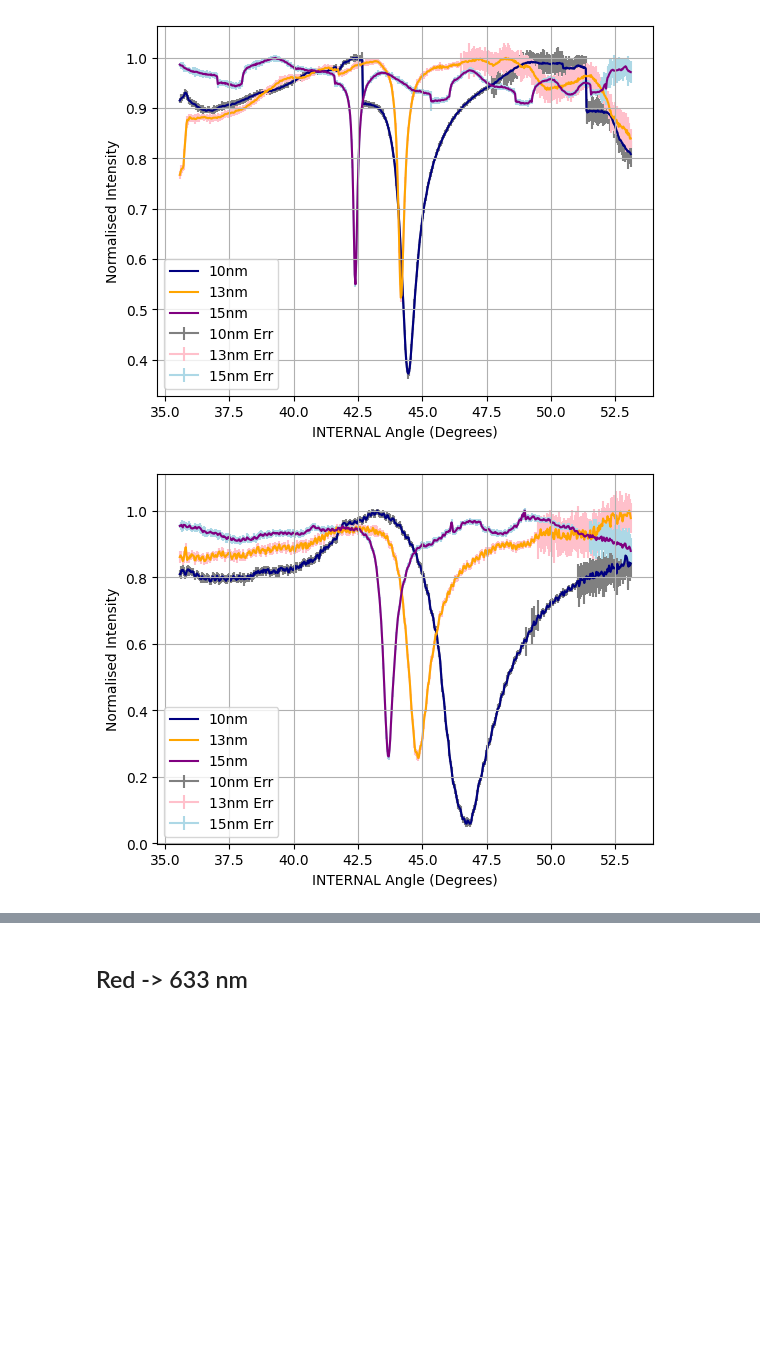
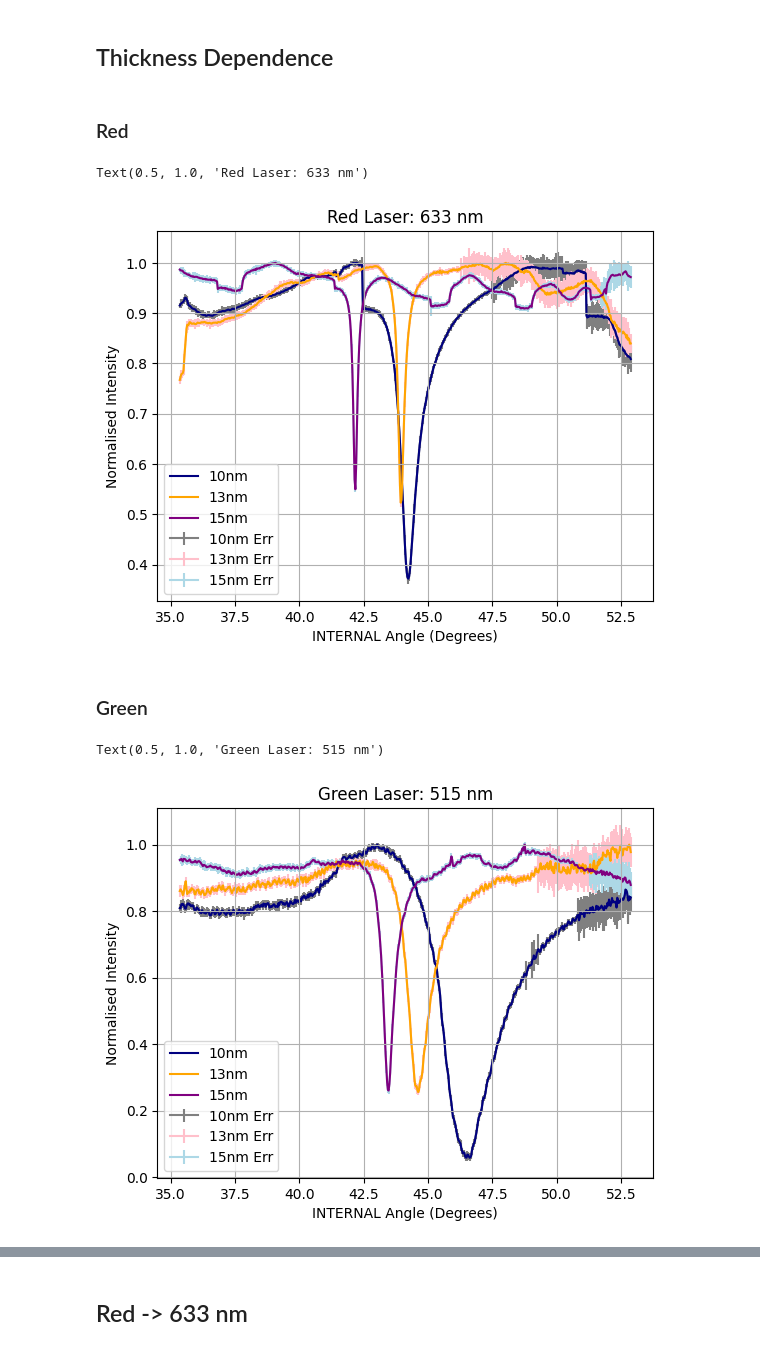
Before and after one commit to daraghhollman/UCD_PASS_Labs, a Jupyter notebook: Surface_Plasmons/Python/surfacePlasmonsAnalysis.ipynb, the cells around one changed output, grey strips where cells are left out. Saved outputs shown, nothing was run; the diff lists cells and outputs as text; code cells hidden in the pictures; blank space fills up the shorter version.

Commit message:
section on red laser anomaly created
Added the majoirty of figures

```diff
--- a/Surface_Plasmons/Python/surfacePlasmonsAnalysis.ipynb
+++ b/Surface_Plasmons/Python/surfacePlasmonsAnalysis.ipynb
@@ -137,17 +137,25 @@ def PlotAverageFiles(pathList, angleMode="external", offset=0, normalise=True, e
         dataAvg[:,2] = dataAvg[:,2]*dataAvg[:,1] / (len(dataList) * stds[j])
 
     PlotFile(dataAvg, angleMode=angleMode, offset=offset, normalise=normalise, errors=errors)
+# %% [markdown]
+## Thickness Dependence
+# %% [markdown]
+### Red
 # %%
-PlotFile("10nm/red/red05.txt", lineColour="navy", errColour="grey", label="10nm")
-PlotFile("13nm/red/red01.txt", lineColour="orange", errColour="pink", label="13nm")
-PlotFile("15nm/red/red02.txt", lineColour="purple", errColour="lightblue", label="15nm")
-#plt.title("Red Laser")
+PlotFile("10nm/red/red05.txt", lineColour="navy", errColour="grey", label="10nm", offset=30.15)
+PlotFile("13nm/red/red01.txt", lineColour="orange", errColour="pink", label="13nm", offset=30.15)
+PlotFile("15nm/red/red02.txt", lineColour="purple", errColour="lightblue", label="15nm", offset=30.15)
+plt.title("Red Laser: 633 nm")
 # %% [output]
+Text(0.5, 1.0, 'Red Laser: 633 nm')
-[figure, old version]
+[figure, new version]
+# %% [markdown]
+### Green
 # %%
-PlotFile("10nm/green/green03.txt", lineColour="navy", errColour="grey", label="10nm")
-PlotFile("13nm/green/green03.txt", lineColour="orange", errColour="pink", label="13nm")
-PlotFile("15nm/green/green02.txt", lineColour="purple", errColour="lightblue", label="15nm")
-#plt.title("Green Laser")
+PlotFile("10nm/green/green03.txt", lineColour="navy", errColour="grey", label="10nm", offset=30.15)
+PlotFile("13nm/green/green03.txt", lineColour="orange", errColour="pink", label="13nm", offset=30.15)
+PlotFile("15nm/green/green02.txt", lineColour="purple", errColour="lightblue", label="15nm", offset=30.15)
+plt.title("Green Laser: 515 nm")
 # %% [output]
+Text(0.5, 1.0, 'Green Laser: 515 nm')
-[figure, old version]
+[figure, new version]
```
Also changed, not shown: parts of 7 cells of this notebook, 16 other files.
